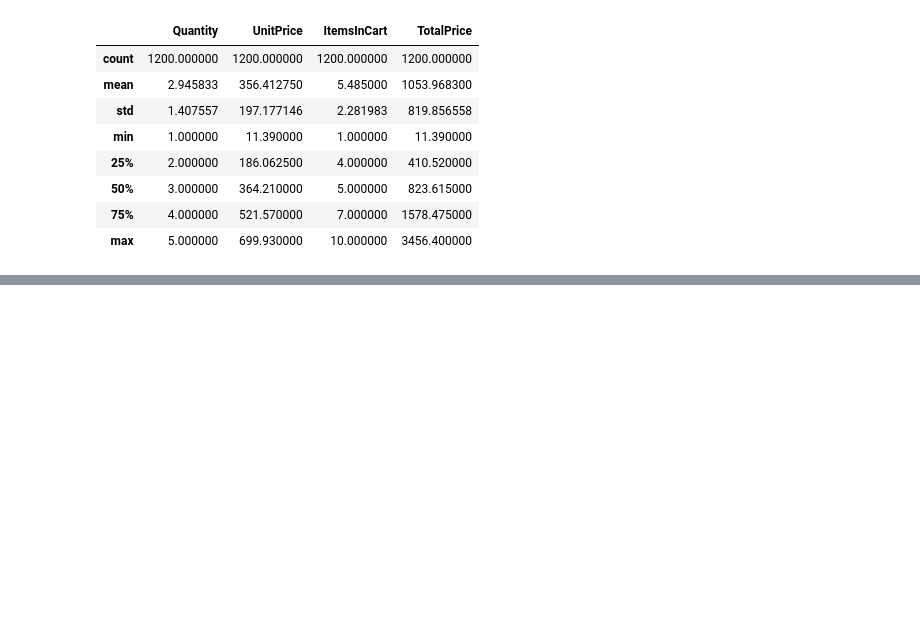
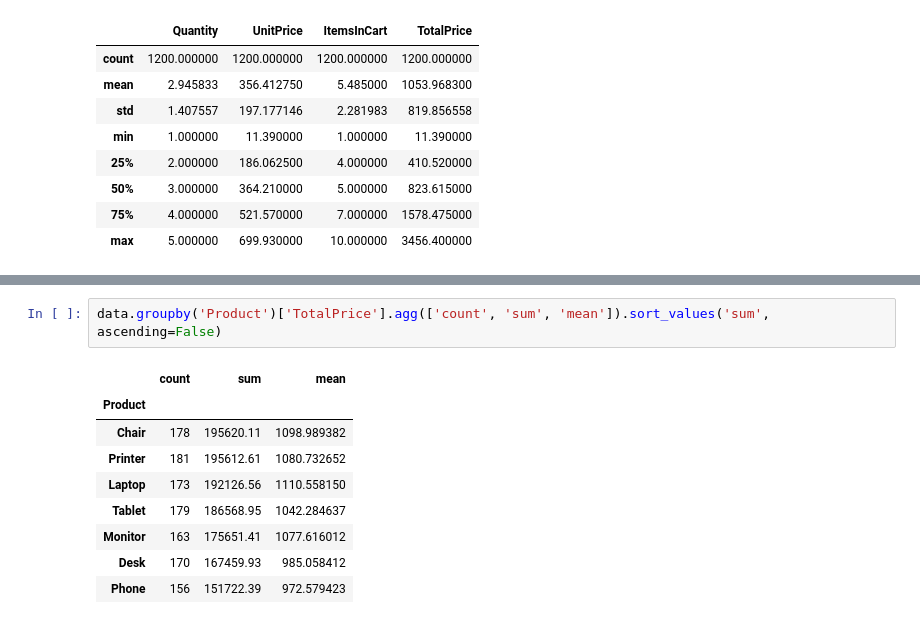
Before and after one commit to antonidarul/retensi_ecommerce, a Jupyter notebook: script.ipynb, the cells around one changed output, grey strips where cells are left out. Saved outputs shown, nothing was run; the diff lists cells and outputs as text; blank space fills up the shorter version.

```diff
--- a/script.ipynb
+++ b/script.ipynb
@@ -163,0 +180,12 @@ data[['Quantity', 'UnitPrice', 'ItemsInCart', 'TotalPrice']].describe()
+# %%
+data.groupby('Product')['TotalPrice'].agg(['count', 'sum', 'mean']).sort_values('sum', ascending=False)
+# %% [output]
+|  | count | sum | mean |
+| Product |  |  |  |
+| Chair | 178 | 195620.11 | 1098.989382 |
+| Printer | 181 | 195612.61 | 1080.732652 |
+| Laptop | 173 | 192126.56 | 1110.558150 |
+| Tablet | 179 | 186568.95 | 1042.284637 |
+| Monitor | 163 | 175651.41 | 1077.616012 |
+| Desk | 170 | 167459.93 | 985.058412 |
+| Phone | 156 | 151722.39 | 972.579423 |
```
Also changed, not shown: parts of 14 cells of this notebook.
